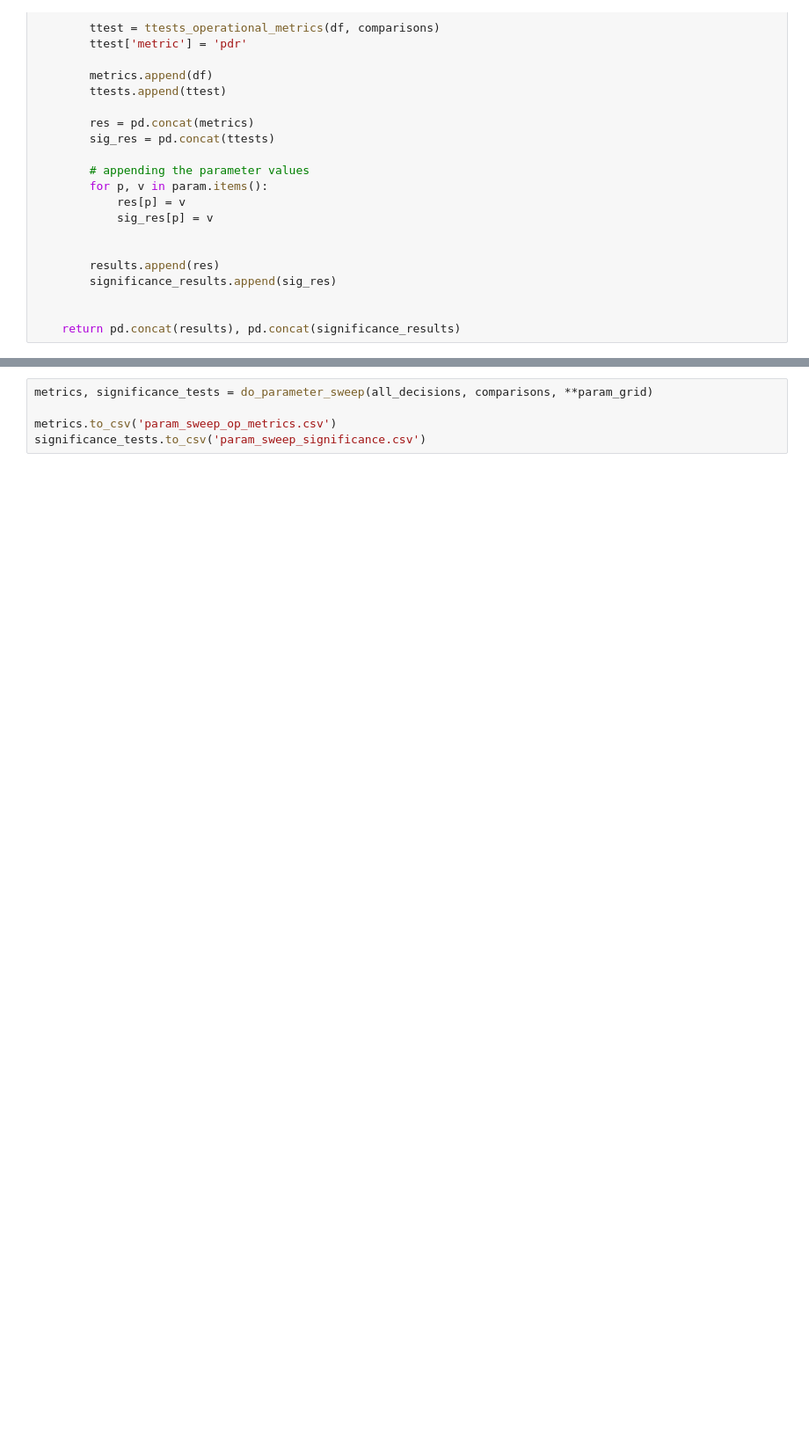
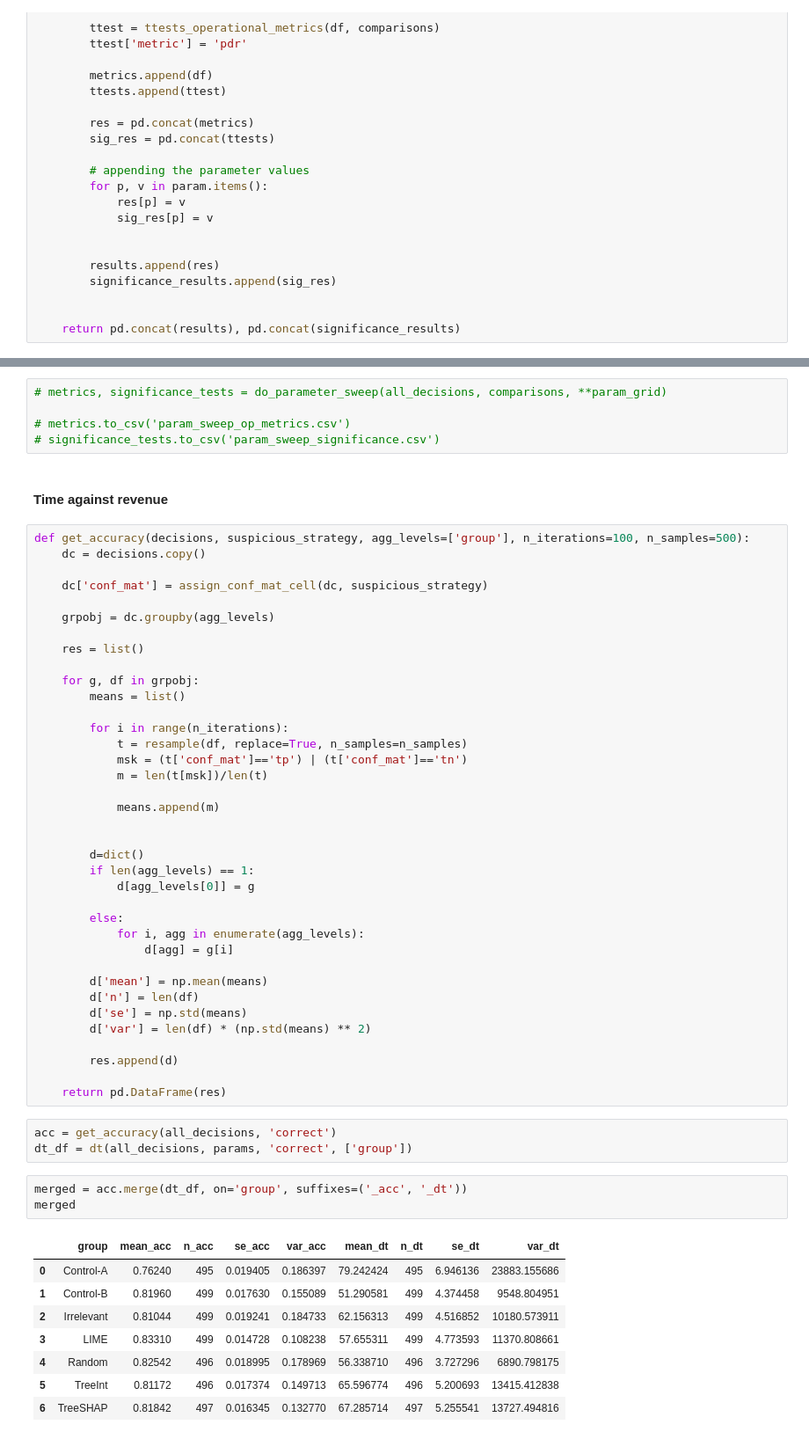
Before and after one commit to dssg/feedzai-analysis, a Jupyter notebook: facct22/notebooks/operational_metrics.ipynb, the cells around one changed output, grey strips where cells are left out. Shown: that part at 88% size. Drawn from its saved outputs; the diff is of its cells as text; blank space fills up the shorter version.

```diff
--- a/facct22/notebooks/operational_metrics.ipynb
+++ b/facct22/notebooks/operational_metrics.ipynb
@@ -554,5 +557,59 @@ def do_parameter_sweep(
 # %%
-metrics, significance_tests = do_parameter_sweep(all_decisions, comparisons, **param_grid)
+# metrics, significance_tests = do_parameter_sweep(all_decisions, comparisons, **param_grid)
 
-metrics.to_csv('param_sweep_op_metrics.csv')
-significance_tests.to_csv('param_sweep_significance.csv')
+# metrics.to_csv('param_sweep_op_metrics.csv')
+# significance_tests.to_csv('param_sweep_significance.csv')
+# %% [markdown]
+#### Time against revenue
+# %%
+def get_accuracy(decisions, suspicious_strategy, agg_levels=['group'], n_iterations=100, n_samples=500):
+    dc = decisions.copy()
+
+    dc['conf_mat'] = assign_conf_mat_cell(dc, suspicious_strategy)
+
+    grpobj = dc.groupby(agg_levels)
+
+    res = list()
+
+    for g, df in grpobj:
+        means = list()
+
+        for i in range(n_iterations):
+            t = resample(df, replace=True, n_samples=n_samples)
+            msk = (t['conf_mat']=='tp') | (t['conf_mat']=='tn')
+            m = len(t[msk])/len(t)
+
+            means.append(m)
+
+
+        d=dict()
+        if len(agg_levels) == 1:
+            d[agg_levels[0]] = g
+
+        else:
+            for i, agg in enumerate(agg_levels):
+                d[agg] = g[i]
+
+        d['mean'] = np.mean(means)
+        d['n'] = len(df)
+        d['se'] = np.std(means)
+        d['var'] = len(df) * (np.std(means) ** 2)
+
+        res.append(d)
+
+    return pd.DataFrame(res)
+# %%
+acc = get_accuracy(all_decisions, 'correct')
+dt_df = dt(all_decisions, params, 'correct', ['group'])
+# %%
+merged = acc.merge(dt_df, on='group', suffixes=('_acc', '_dt'))
+merged
+# %% [output]
+|  | group | mean_acc | n_acc | se_acc | var_acc | mean_dt | n_dt | se_dt | var_dt |
+| 0 | Control-A | 0.76240 | 495 | 0.019405 | 0.186397 | 79.242424 | 495 | 6.946136 | 23883.155686 |
+| 1 | Control-B | 0.81960 | 499 | 0.017630 | 0.155089 | 51.290581 | 499 | 4.374458 | 9548.804951 |
+| 2 | Irrelevant | 0.81044 | 499 | 0.019241 | 0.184733 | 62.156313 | 499 | 4.516852 | 10180.573911 |
+| 3 | LIME | 0.83310 | 499 | 0.014728 | 0.108238 | 57.655311 | 499 | 4.773593 | 11370.808661 |
+| 4 | Random | 0.82542 | 496 | 0.018995 | 0.178969 | 56.338710 | 496 | 3.727296 | 6890.798175 |
+| 5 | TreeInt | 0.81172 | 496 | 0.017374 | 0.149713 | 65.596774 | 496 | 5.200693 | 13415.412838 |
+| 6 | TreeSHAP | 0.81842 | 497 | 0.016345 | 0.132770 | 67.285714 | 497 | 5.255541 | 13727.494816 |
```
Also changed, not shown: parts of 4 cells of this notebook.
